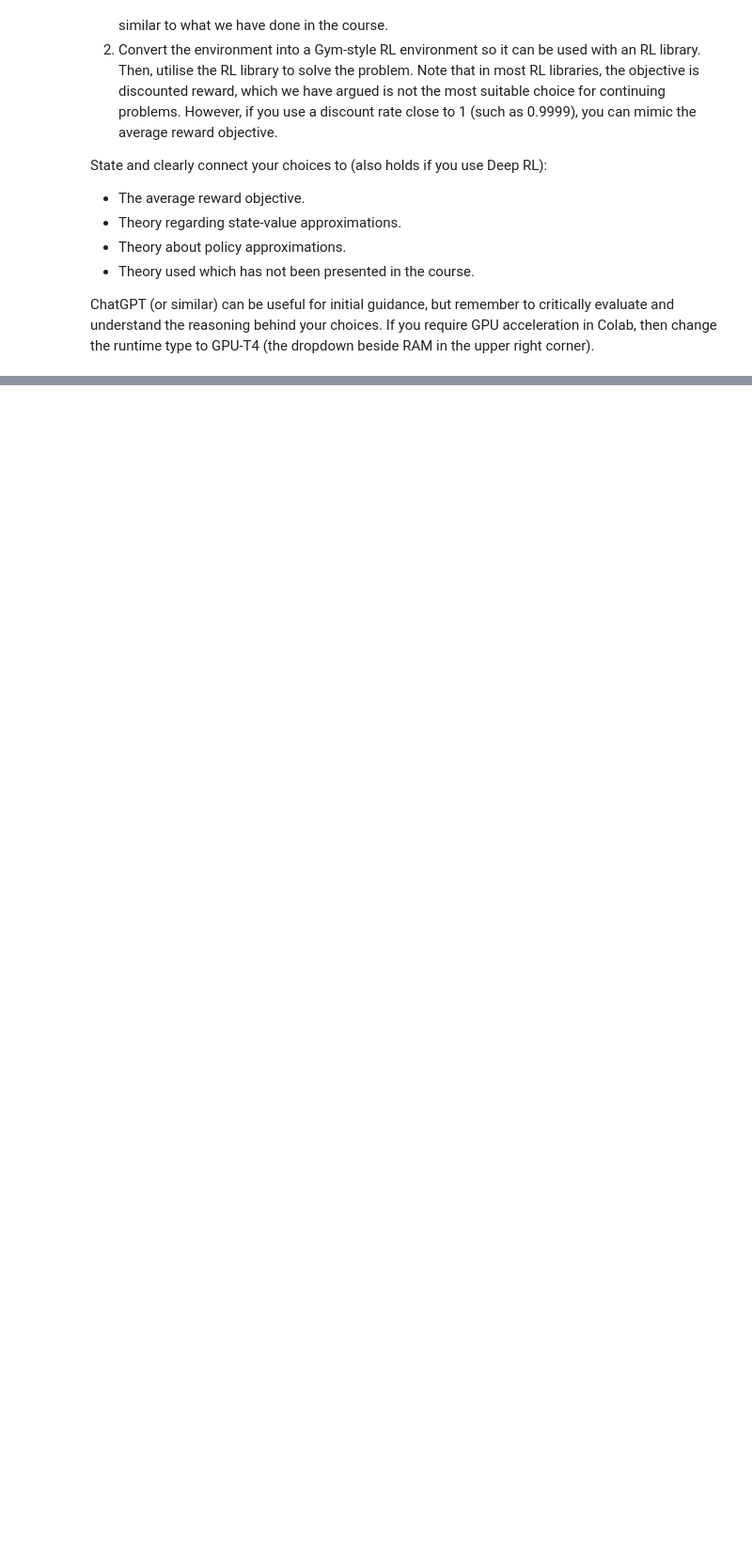
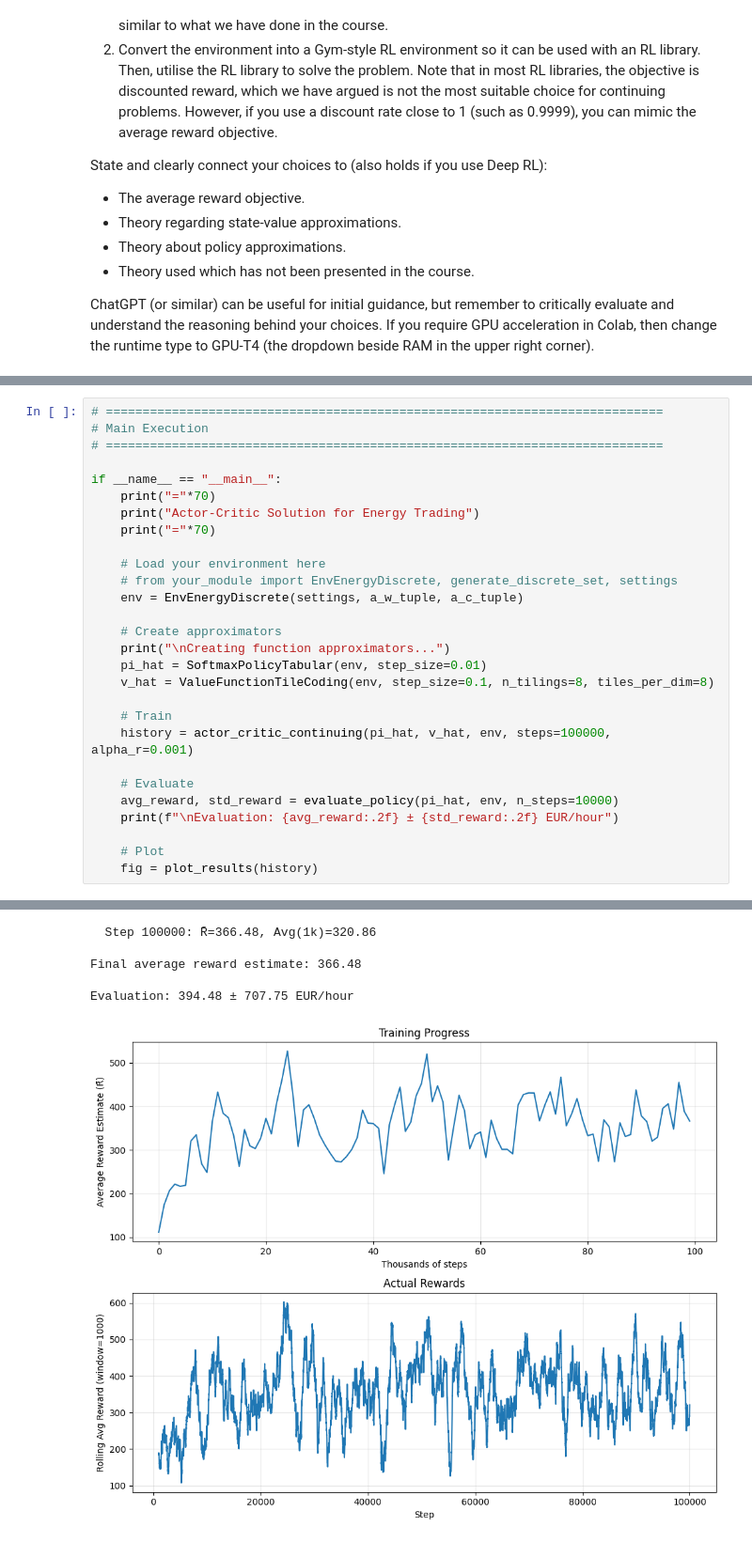
Before and after one commit to Maziger/master-reinforcement-learning, a Jupyter notebook: Notebooks/Project03.ipynb, the cells around one changed output, grey strips where cells are left out. Shown at 94% size. Drawn from its saved outputs; the diff is of its cells as text; blank space fills up the shorter version.

```diff
--- a/Notebooks/Project03.ipynb
+++ b/Notebooks/Project03.ipynb
@@ -717,0 +970,29 @@ ChatGPT (or similar) can be useful for initial guidance, but remember to critica
+# %%
+# ============================================================================
+# Main Execution
+# ============================================================================
+
+if __name__ == "__main__":
+    print("="*70)
+    print("Actor-Critic Solution for Energy Trading")
+    print("="*70)
+
+    # Load your environment here
+    # from your_module import EnvEnergyDiscrete, generate_discrete_set, settings
+    env = EnvEnergyDiscrete(settings, a_w_tuple, a_c_tuple)
+
+    # Create approximators
+    print("\nCreating function approximators...")
+    pi_hat = SoftmaxPolicyTabular(env, step_size=0.01)
+    v_hat = ValueFunctionTileCoding(env, step_size=0.1, n_tilings=8, tiles_per_dim=8)
+
+    # Train
+    history = actor_critic_continuing(pi_hat, v_hat, env, steps=100000, alpha_r=0.001)
+
+    # Evaluate
+    avg_reward, std_reward = evaluate_policy(pi_hat, env, n_steps=10000)
+    print(f"\nEvaluation: {avg_reward:.2f} ± {std_reward:.2f} EUR/hour")
+
+    # Plot
+    fig = plot_results(history)
+# %% [output]
@@ -717,0 +1016,6 @@ ChatGPT (or similar) can be useful for initial guidance, but remember to critica
+  Step 100000: R̄=366.48, Avg(1k)=320.86
+
+Final average reward estimate: 366.48
+
+Evaluation: 394.48 ± 707.75 EUR/hour
+[figure, added]
```
Also changed, not shown: parts of 4 cells of this notebook.
